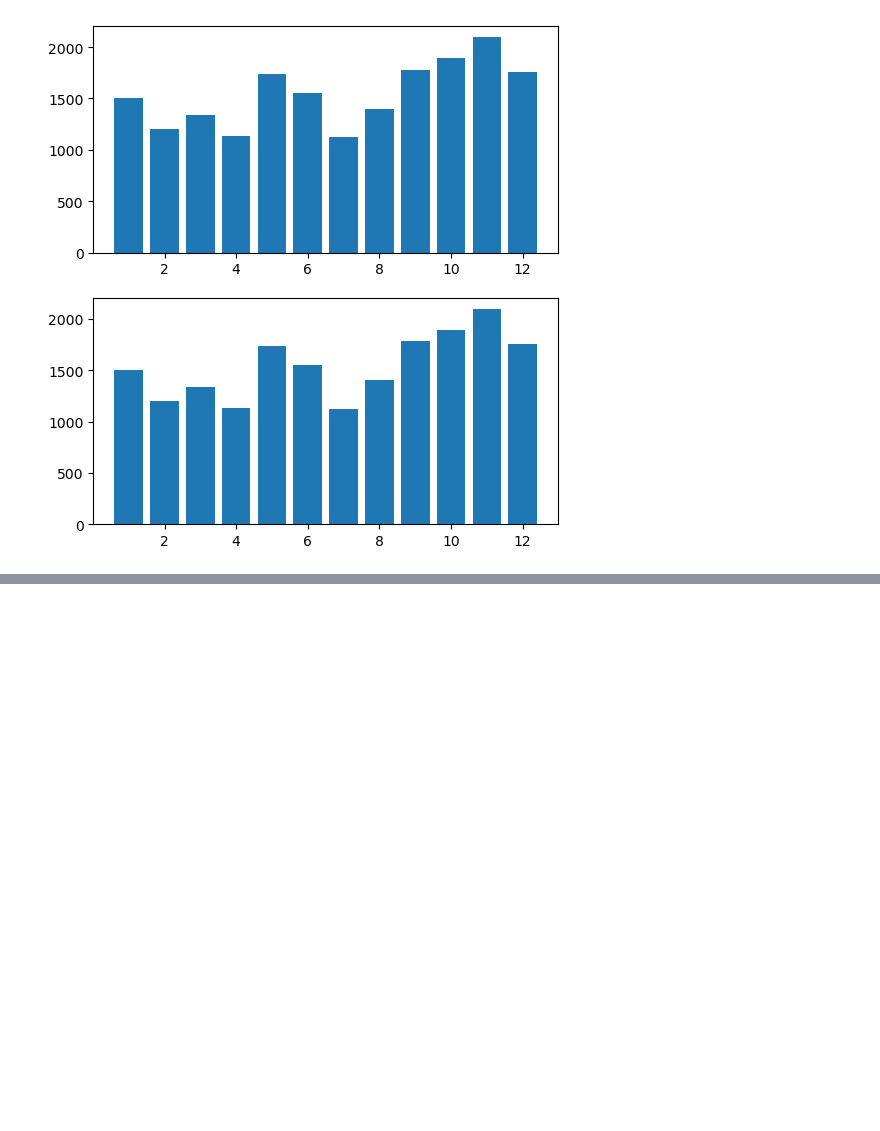
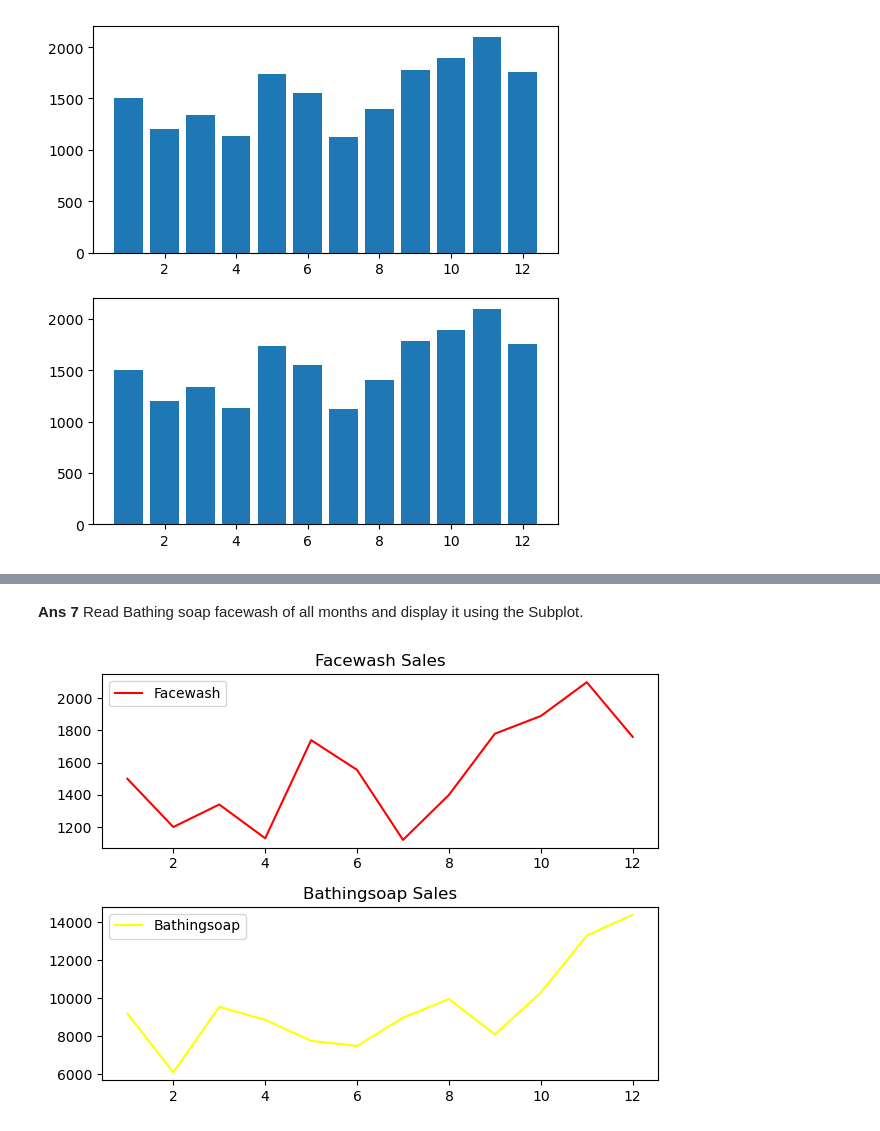
Before and after one commit to tusharshukla34/Advance-Python, a Jupyter notebook: Matplot Practice Question/Untitled.ipynb, the cells around one changed output, grey strips where cells are left out. Cells and saved outputs as stored; diff of their text form; code cells hidden in the pictures; blank space fills up the shorter version.

```diff
--- a/Matplot Practice Question/Untitled.ipynb
+++ b/Matplot Practice Question/Untitled.ipynb
@@ -88,0 +120,35 @@ plt.savefig("Ans 4.jpg")
+# %% [markdown]
+**Ans 7** Read Bathing soap facewash of all
+months and display it using the Subplot.
+# %%
+# plt.figure(figsize=(8,6))
+
+plt.subplot(2,1,1)
+plt.plot(df['month_number'],df['facewash'],color='red',label='Facewash')
+plt.legend()
+plt.title('Facewash Sales')
+
+plt.subplot(2,1,2)
+plt.plot(df['month_number'],df['bathingsoap'],color='yellow',label='Bathingsoap')
+plt.legend()
+plt.title('Bathingsoap Sales')
+
+
+
+# fig, ax = plt.subplots(2, 1, sharex=True, figsize=(8, 6))
+
+# # Plot Facewash on the first subplot (top)
+# ax[0].plot(df['month_number'], df['facewash'], color='red', marker='o', label='Facewash')
+# ax[0].set_title('Facewash Sales')
+# ax[0].legend()
+
+# # Plot Bathingsoap on the second subplot (bottom)
+# ax[1].plot(df['month_number'], df['bathingsoap'], color='yellow', marker='o', label='Bathingsoap')
+# ax[1].set_title('Bathingsoap Sales')
+# ax[1].set_xlabel('Month Number')
+# ax[1].legend()
+
+plt.tight_layout()
+plt.show()
+# %% [output]
+[figure, added]
```
Also changed, not shown: parts of 8 cells of this notebook.
